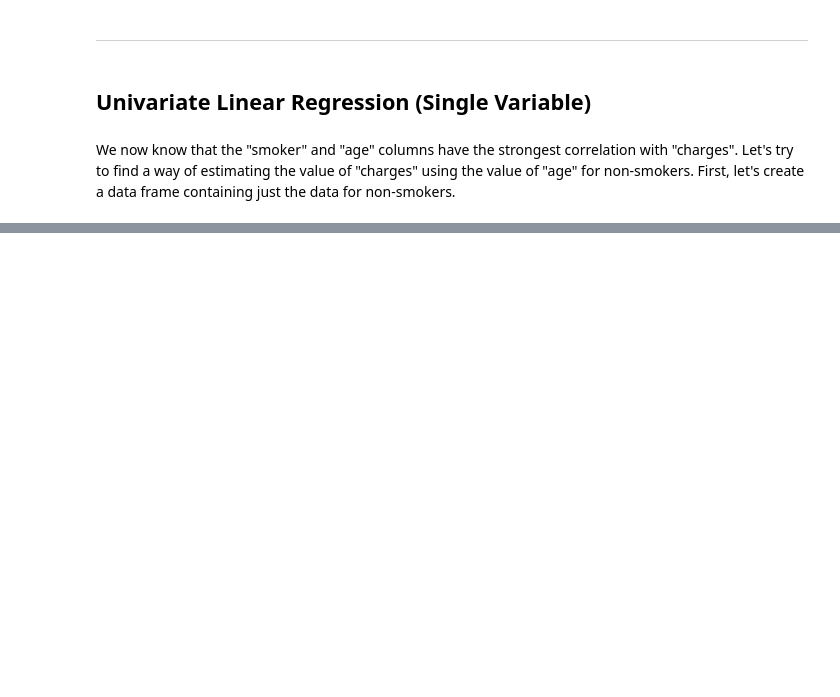
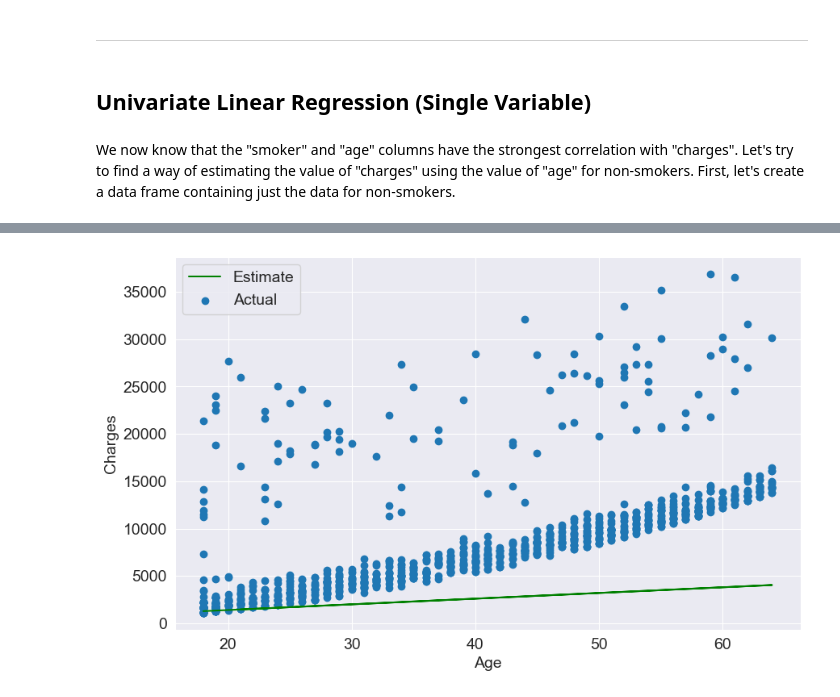
Before and after one commit to IAchaos/Hands-On-ML-Frameworks, a Jupyter notebook: Scikit_Learn/Medical_Expenses_Prediction.ipynb, the cells around one changed output, grey strips where cells are left out. Saved outputs shown, nothing was run; the diff lists cells and outputs as text; code cells hidden in the pictures; blank space fills up the shorter version.

```diff
--- a/Scikit_Learn/Medical_Expenses_Prediction.ipynb
+++ b/Scikit_Learn/Medical_Expenses_Prediction.ipynb
@@ -258,0 +328,17 @@ We now know that the "smoker" and "age" columns have the strongest correlation w
+# %%
+def try_parameters(w,b):
+
+    ages = non_smoker_data.age
+    target = non_smoker_data.charges
+
+    estimated_charges  = estimate_charges(w ,b , ages)
+
+    plt.plot(ages, estimated_charges, 'g')
+    plt.scatter(ages, target)
+    plt.xlabel('Age')
+    plt.ylabel('Charges')
+    plt.legend(['Estimate', 'Actual'])
+# %%
+try_parameters(60, 200)
+# %% [output]
+[figure, added]
```
Also changed, not shown: parts of 19 cells of this notebook.
